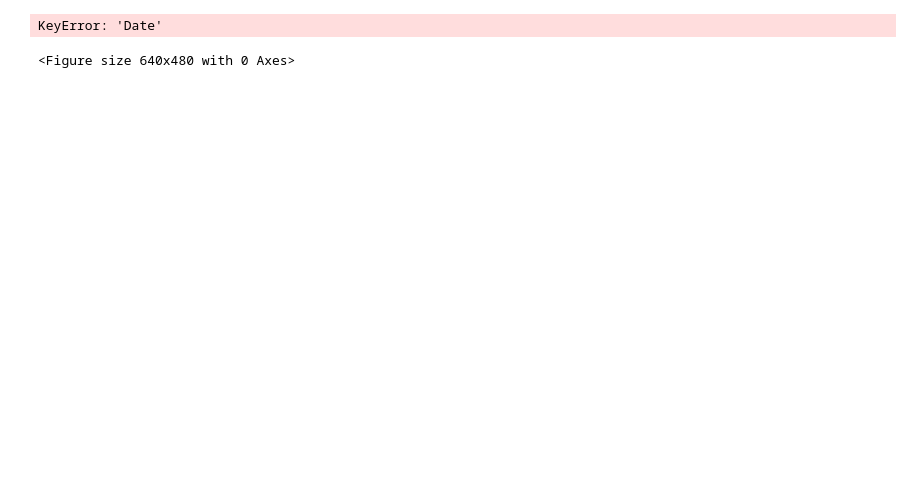
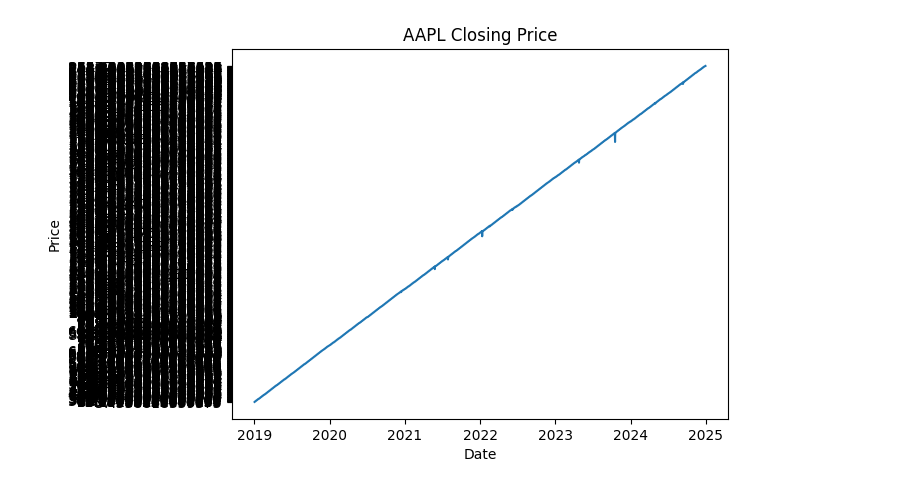
Before and after one commit to Buwanekafernando/Deep-Learning-Based-Crypto-Stock-Market-Prediction-System, a Jupyter notebook: notebooks/01_data_exploration.ipynb, the cells around one changed output. Saved outputs shown, nothing was run; the diff lists cells and outputs as text; code cells hidden in the pictures; blank space fills up the shorter version.

Commit message:
chart created

```diff
--- a/notebooks/01_data_exploration.ipynb
+++ b/notebooks/01_data_exploration.ipynb
@@ -1,10 +1,9 @@
 # %%
 plt.figure()
-plt.plot(df["Date"], df["Close"])
+plt.plot(df["Price"], df["Close"])
 plt.title("AAPL Closing Price")
 plt.xlabel("Date")
 plt.ylabel("Price")
 plt.show()
 # %% [output]
-KeyError: 'Date'
-<Figure size 640x480 with 0 Axes>
+[figure, added]
```
Also changed, not shown: parts of 7 cells of this notebook.
